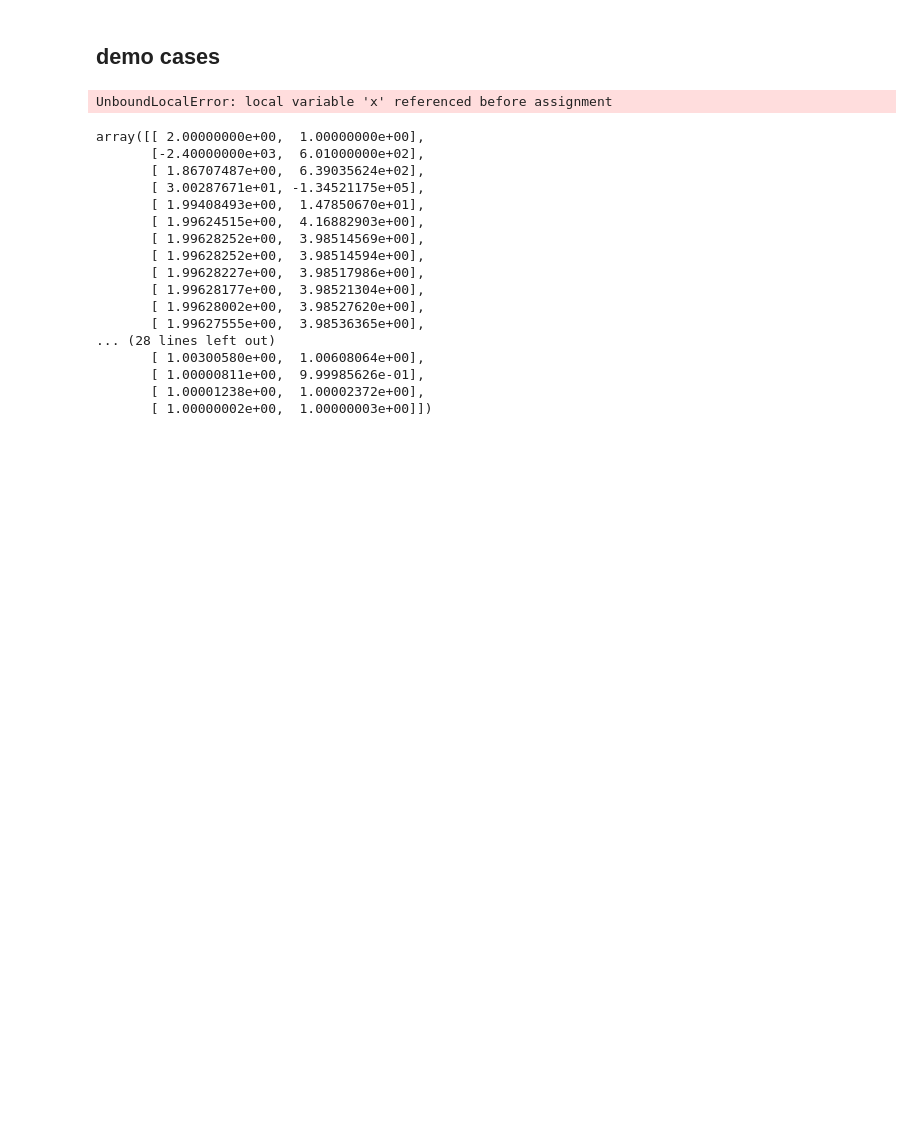
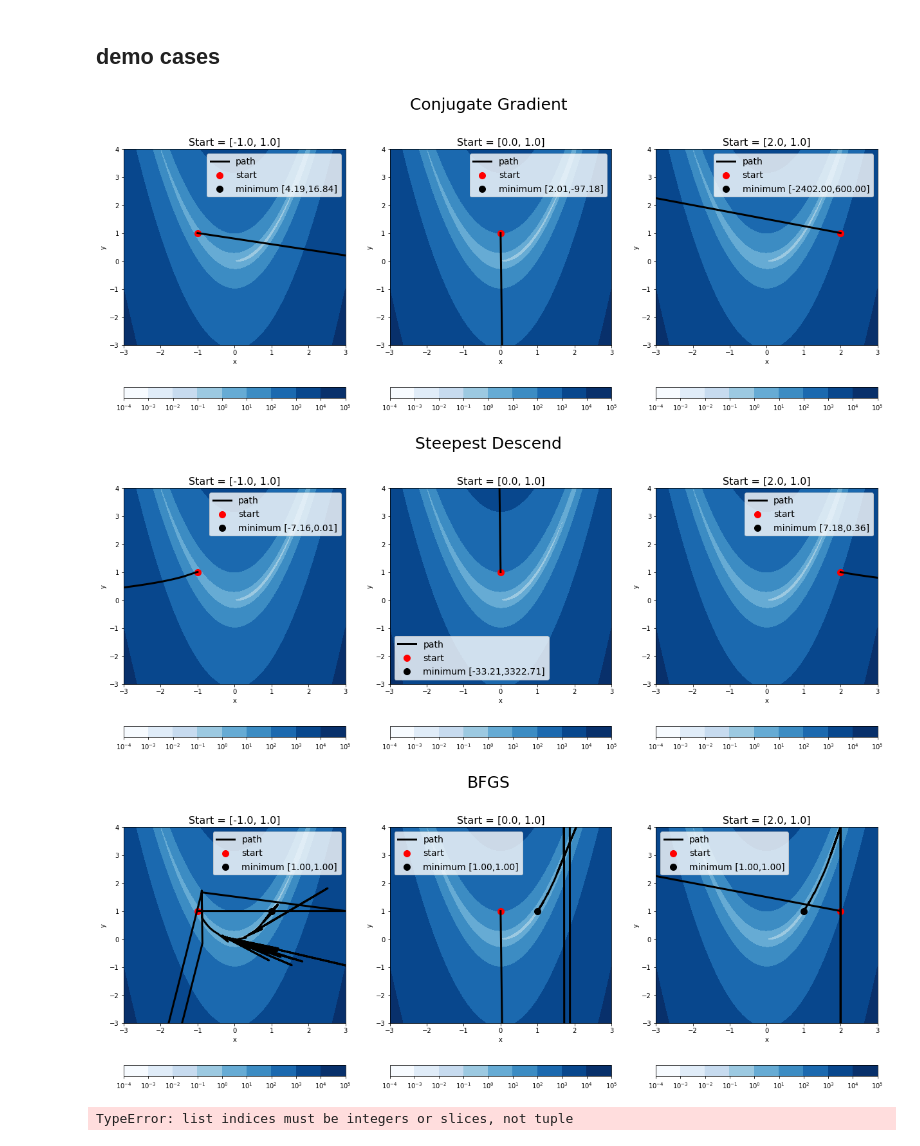
Before and after one commit to AutoDiffAll/cs207_FinalProject, a Jupyter notebook: Implementation/test_for_optimizer.ipynb, the cells around one changed output. Cells and saved outputs as stored; diff of their text form; code cells hidden in the pictures; blank space fills up the shorter version.

```diff
--- a/Implementation/test_for_optimizer.ipynb
+++ b/Implementation/test_for_optimizer.ipynb
@@ -28,6 +88,4 @@ models=['Conjugate Gradient','Steepest Descend','BFGS','Gradient Descend']
 # %%
 res={}
 for model in models:
-    res[model]=[minimize(f1,v0,method=model) for v0 in v0_list]
+    res[model]=[minimize(f1,v0,method=model,max_iter=10000) for v0 in v0_list]
-# %% [output]
-UnboundLocalError: local variable 'x' referenced before assignment
@@ -109,22 +92,10 @@ def BFGS(fn, x0, precision = PRECISION, max_iter = MAXITER, beta = 0.9, c = 0.9,
-# %%
-res=BFGS(f1,v0_list[2])
-# %%
-res.val_rec
-# %% [output]
-array([[ 2.00000000e+00,  1.00000000e+00],
-       [-2.40000000e+03,  6.01000000e+02],
-       [ 1.86707487e+00,  6.39035624e+02],
-       [ 3.00287671e+01, -1.34521175e+05],
-       [ 1.99408493e+00,  1.47850670e+01],
-       [ 1.99624515e+00,  4.16882903e+00],
-       [ 1.99628252e+00,  3.98514569e+00],
-       [ 1.99628252e+00,  3.98514594e+00],
-       [ 1.99628227e+00,  3.98517986e+00],
-       [ 1.99628177e+00,  3.98521304e+00],
-       [ 1.99628002e+00,  3.98527620e+00],
-       [ 1.99627555e+00,  3.98536365e+00],
-... (28 lines left out)
-       [ 1.00300580e+00,  1.00608064e+00],
-       [ 1.00000811e+00,  9.99985626e-01],
-       [ 1.00001238e+00,  1.00002372e+00],
-       [ 1.00000002e+00,  1.00000003e+00]])
+# %%
+x_grid = np.linspace(-3, 3, 150)
+y_grid = np.linspace(-3, 4, 200)
+for model in models:
+    plot_path(f1, res[model], model, x_grid=x_grid, y_grid=y_grid)
+# %% [output]
+[figure, added]
+[figure, added]
+[figure, added]
+TypeError: list indices must be integers or slices, not tuple
```
Also changed, not shown: parts of 11 cells of this notebook.
